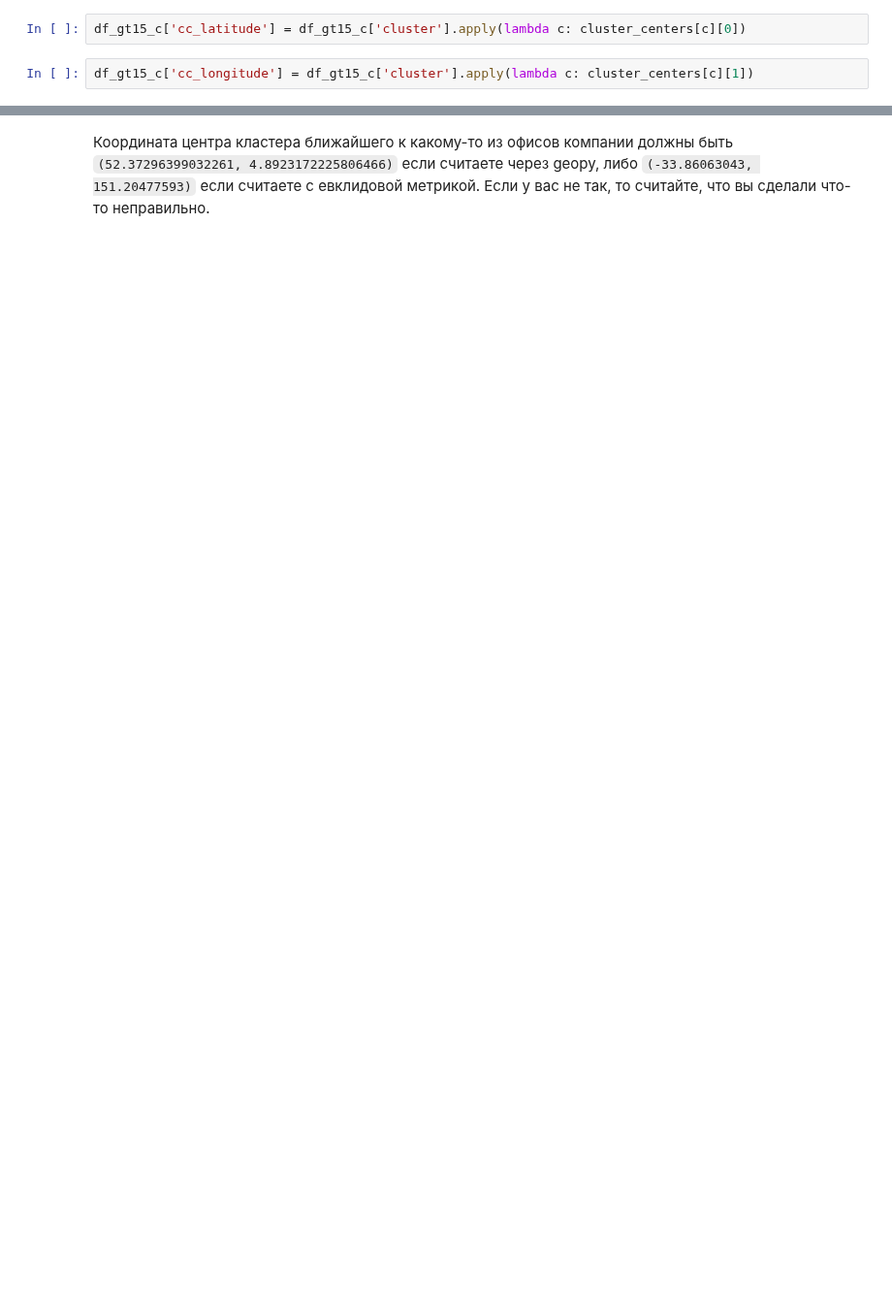
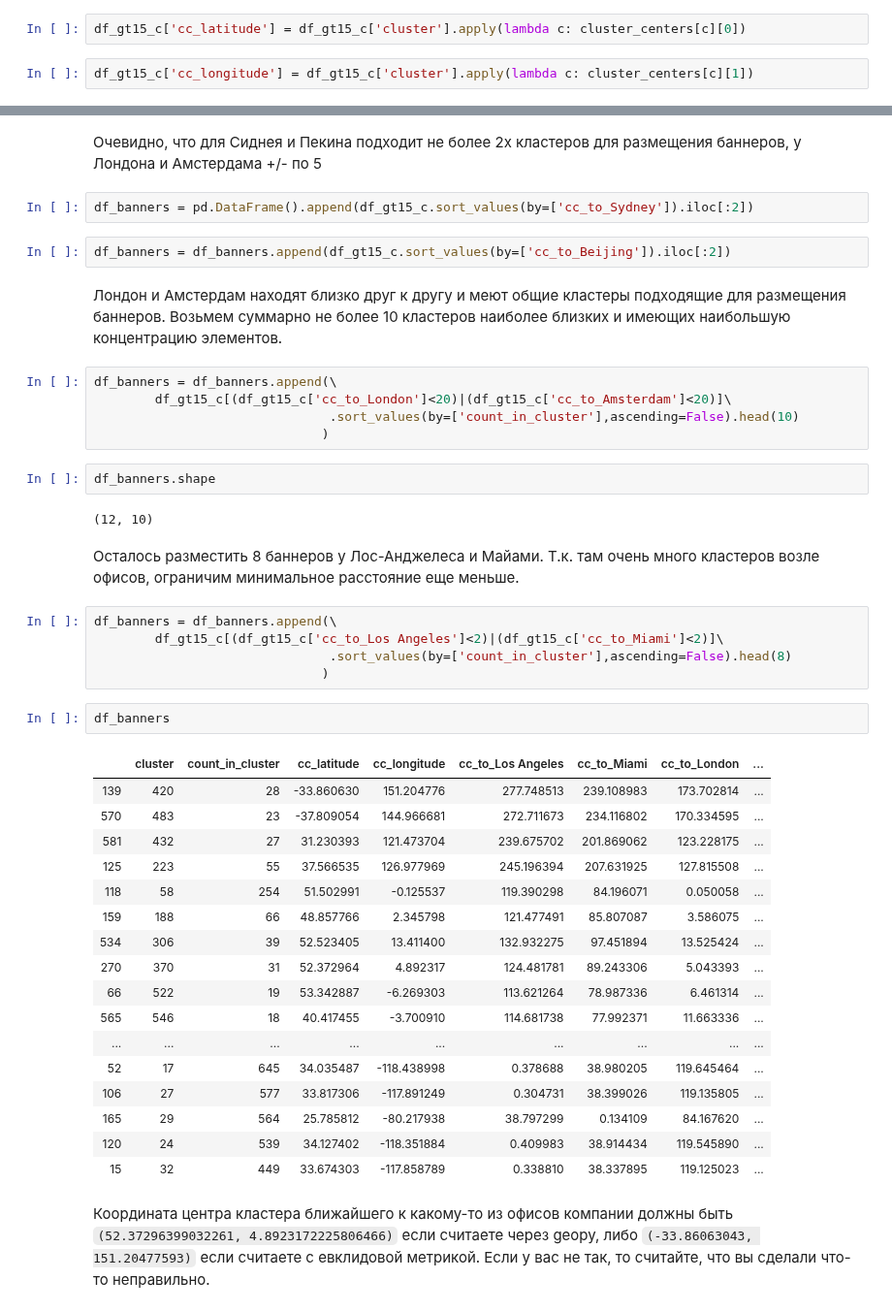
Before and after one commit to D7nis/Course-ML-Classic, a Jupyter notebook: Practice/2. Кластеризация. Kmeans/02-02-clustering_DDA.ipynb, the cells around one changed output, grey strips where cells are left out. Shown at 97% size. Drawn from its saved outputs; the diff is of its cells as text; blank space fills up the shorter version.

```diff
--- a/Practice/2. Кластеризация. Kmeans/02-02-clustering_DDA.ipynb
+++ b/Practice/2. Кластеризация. Kmeans/02-02-clustering_DDA.ipynb
@@ -219,2 +303,47 @@ df_gt15_с.sort_values(by=['cc_to_London']).head(30)
+# %% [markdown]
+Очевидно, что для Сиднея и Пекина подходит не более 2х кластеров для размещения баннеров, у Лондона и Амстердама +/- по 5
+# %%
+df_banners = pd.DataFrame().append(df_gt15_с.sort_values(by=['cc_to_Sydney']).iloc[:2])
+# %%
+df_banners = df_banners.append(df_gt15_с.sort_values(by=['cc_to_Beijing']).iloc[:2])
+# %% [markdown]
+Лондон и Амстердам находят близко друг к другу и меют общие кластеры подходящие для размещения баннеров.
+Возьмем суммарно не более 10 кластеров наиболее близких и имеющих наибольшую концентрацию элементов.
+# %%
+df_banners = df_banners.append(\
+        df_gt15_с[(df_gt15_с['cc_to_London']<20)|(df_gt15_с['cc_to_Amsterdam']<20)]\
+                               .sort_values(by=['count_in_cluster'],ascending=False).head(10)
+                              )
+# %%
+df_banners.shape
+# %% [output]
+(12, 10)
+# %% [markdown]
+Осталось разместить 8 баннеров у Лос-Анджелеса и Майами. Т.к. там очень много кластеров возле офисов, ограничим минимальное расстояние еще меньше.
+# %%
+df_banners = df_banners.append(\
+        df_gt15_с[(df_gt15_с['cc_to_Los Angeles']<2)|(df_gt15_с['cc_to_Miami']<2)]\
+                               .sort_values(by=['count_in_cluster'],ascending=False).head(8)
+                              )
+# %%
+df_banners
+# %% [output]
+|  | cluster | count_in_cluster | cc_latitude | cc_longitude | cc_to_Los Angeles | cc_to_Miami | cc_to_London | ... |
+| 139 | 420 | 28 | -33.860630 | 151.204776 | 277.748513 | 239.108983 | 173.702814 | ... |
+| 570 | 483 | 23 | -37.809054 | 144.966681 | 272.711673 | 234.116802 | 170.334595 | ... |
+| 581 | 432 | 27 | 31.230393 | 121.473704 | 239.675702 | 201.869062 | 123.228175 | ... |
+| 125 | 223 | 55 | 37.566535 | 126.977969 | 245.196394 | 207.631925 | 127.815508 | ... |
+| 118 | 58 | 254 | 51.502991 | -0.125537 | 119.390298 | 84.196071 | 0.050058 | ... |
+| 159 | 188 | 66 | 48.857766 | 2.345798 | 121.477491 | 85.807087 | 3.586075 | ... |
+| 534 | 306 | 39 | 52.523405 | 13.411400 | 132.932275 | 97.451894 | 13.525424 | ... |
+| 270 | 370 | 31 | 52.372964 | 4.892317 | 124.481781 | 89.243306 | 5.043393 | ... |
+| 66 | 522 | 19 | 53.342887 | -6.269303 | 113.621264 | 78.987336 | 6.461314 | ... |
+| 565 | 546 | 18 | 40.417455 | -3.700910 | 114.681738 | 77.992371 | 11.663336 | ... |
+| ... | ... | ... | ... | ... | ... | ... | ... | ... |
+| 52 | 17 | 645 | 34.035487 | -118.438998 | 0.378688 | 38.980205 | 119.645464 | ... |
+| 106 | 27 | 577 | 33.817306 | -117.891249 | 0.304731 | 38.399026 | 119.135805 | ... |
+| 165 | 29 | 564 | 25.785812 | -80.217938 | 38.797299 | 0.134109 | 84.167620 | ... |
+| 120 | 24 | 539 | 34.127402 | -118.351884 | 0.409983 | 38.914434 | 119.545890 | ... |
+| 15 | 32 | 449 | 33.674303 | -117.858789 | 0.338810 | 38.337895 | 119.125023 | ... |
 # %% [markdown]
 Координата центра кластера ближайшего к какому-то из офисов компании должны быть `(52.37296399032261, 4.8923172225806466)` если считаете через geopy, либо `(-33.86063043, 151.20477593)` если считаете с евклидовой метрикой. Если у вас не так, то считайте, что вы сделали что-то неправильно.
```
Also changed, not shown: parts of 19 cells of this notebook.
